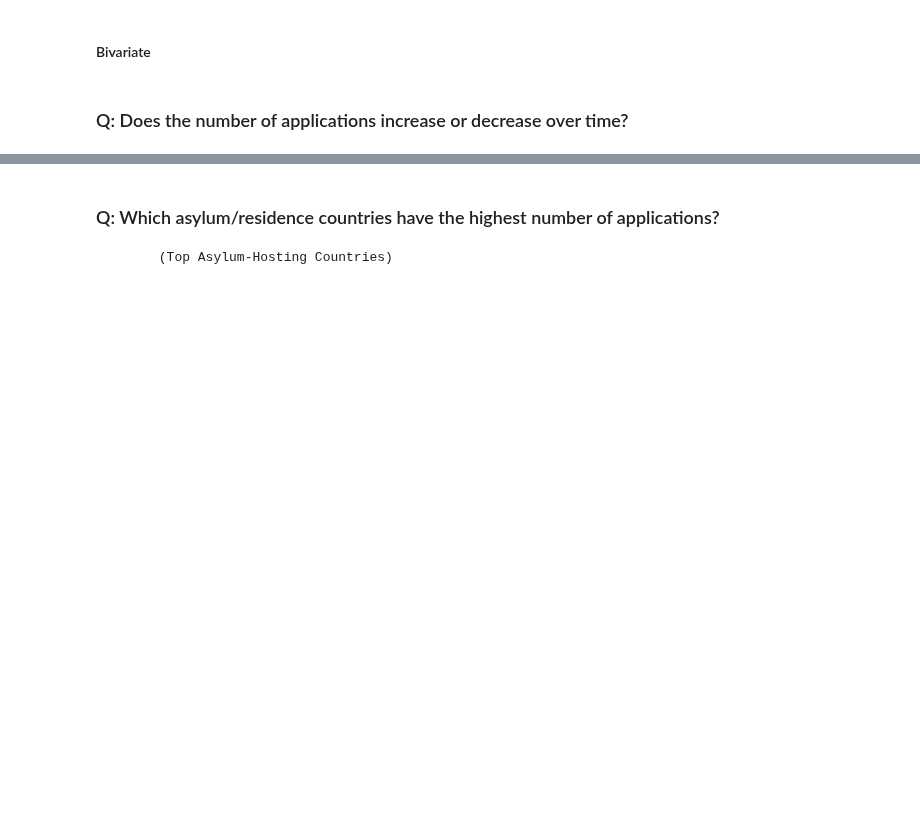
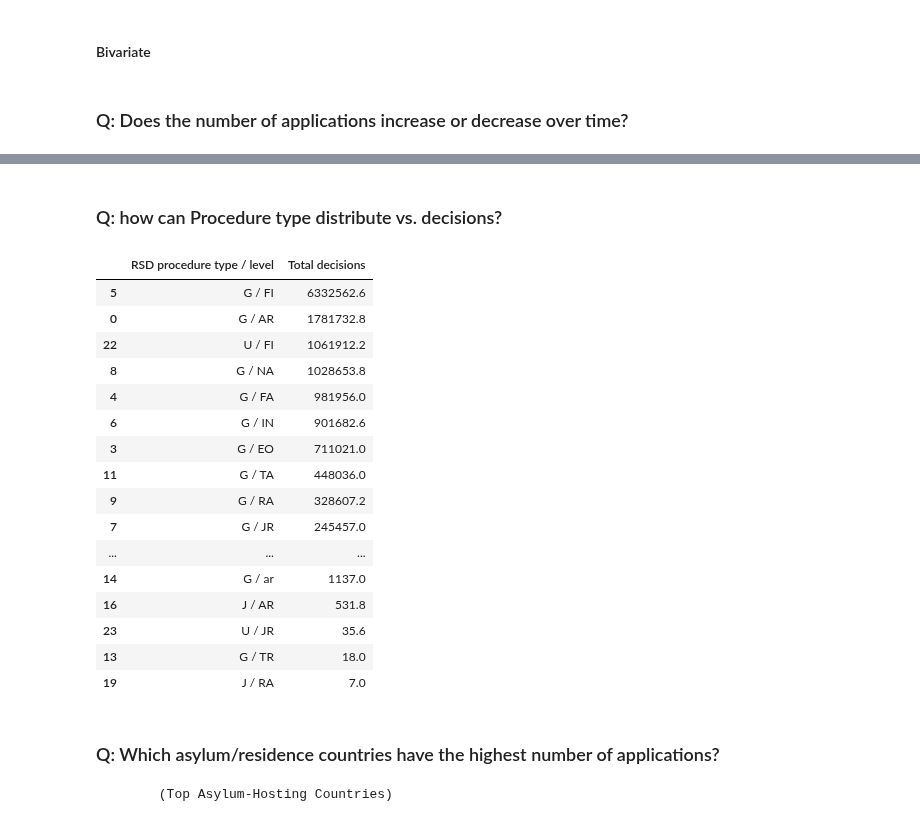
Before and after one commit to ikrambadawi2-spec/Asylum-Seekers--EDA, a Jupyter notebook: Asylum_Seekers.ipynb, the cells around one changed output, grey strips where cells are left out. Saved outputs shown, nothing was run; the diff lists cells and outputs as text; code cells hidden in the pictures; blank space fills up the shorter version.

```diff
--- a/Asylum_Seekers.ipynb
+++ b/Asylum_Seekers.ipynb
@@ -374,3 +414,26 @@ application_o_time
 # %%
 px.line(data_frame= application_o_time, x= 'Year', y= ['Applied during year', 'Total decisions', 'Total pending end-year'],
        title= 'Applications_Over_Time')
+# %% [markdown]
+###  Q: how can Procedure type distribute vs. decisions?
+# %%
+df_procedure = df.groupby('RSD procedure type / level')['Total decisions'].sum().reset_index().sort_values('Total decisions', ascending= False)
+df_procedure
+# %% [output]
+|  | RSD procedure type / level | Total decisions |
+| 5 | G / FI | 6332562.6 |
+| 0 | G / AR | 1781732.8 |
+| 22 | U / FI | 1061912.2 |
+| 8 | G / NA | 1028653.8 |
+| 4 | G / FA | 981956.0 |
+| 6 | G / IN | 901682.6 |
+| 3 | G / EO | 711021.0 |
+| 11 | G / TA | 448036.0 |
+| 9 | G / RA | 328607.2 |
+| 7 | G / JR | 245457.0 |
+| ... | ... | ... |
+| 14 | G / ar | 1137.0 |
+| 16 | J / AR | 531.8 |
+| 23 | U / JR | 35.6 |
+| 13 | G / TR | 18.0 |
+| 19 | J / RA | 7.0 |
```
Also changed, not shown: parts of 12 cells of this notebook, 3 other files.
